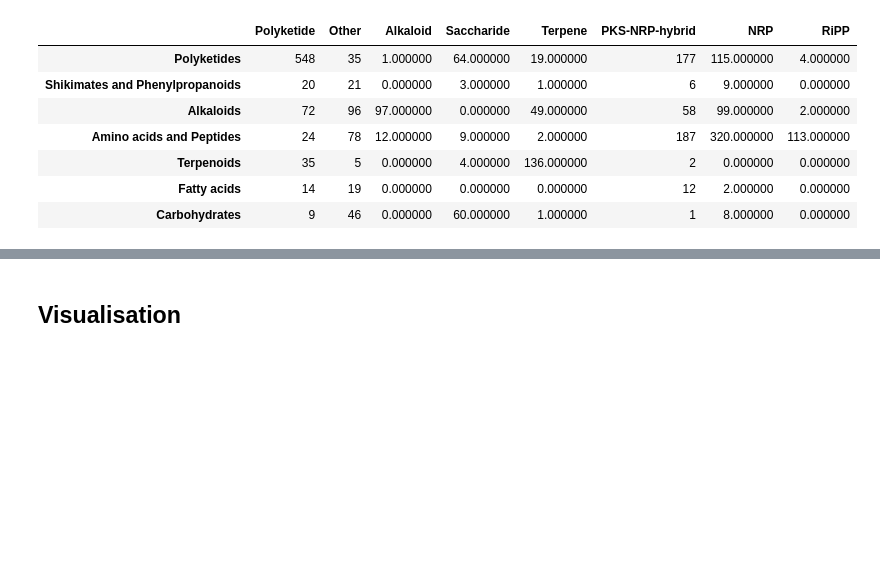
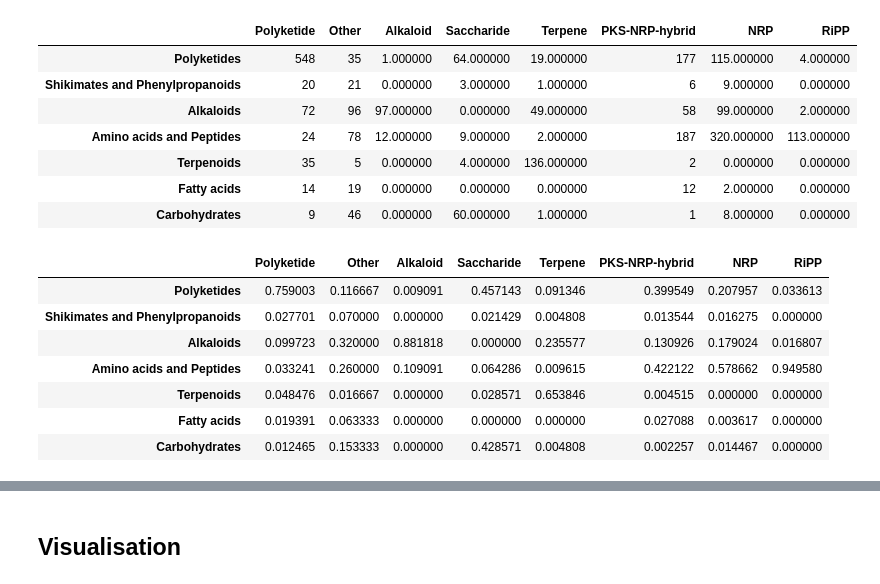
Before and after one commit to louwenjjr/mibig_classifications, a Jupyter notebook: notebooks/5-make_probability_tables.ipynb, the cells around one changed output, grey strips where cells are left out. Drawn from its saved outputs; the diff is of its cells as text; code cells hidden in the pictures; blank space fills up the shorter version.

```diff
--- a/notebooks/5-make_probability_tables.ipynb
+++ b/notebooks/5-make_probability_tables.ipynb
@@ -165,3 +165,15 @@ s
 | Terpenoids | 35 | 5 | 0.000000 | 4.000000 | 136.000000 | 2 | 0.000000 | 0.000000 |
 | Fatty acids | 14 | 19 | 0.000000 | 0.000000 | 0.000000 | 12 | 2.000000 | 0.000000 |
 | Carbohydrates | 9 | 46 | 0.000000 | 60.000000 | 1.000000 | 1 | 8.000000 | 0.000000 |
+# %%
+# rules for BGC -> pathway (read column to row)
+df_mibig_cls_npc_pathway/df_mibig_cls_npc_pathway.sum(axis=0)
+# %% [output]
+|  | Polyketide | Other | Alkaloid | Saccharide | Terpene | PKS-NRP-hybrid | NRP | RiPP |
+| Polyketides | 0.759003 | 0.116667 | 0.009091 | 0.457143 | 0.091346 | 0.399549 | 0.207957 | 0.033613 |
+| Shikimates and Phenylpropanoids | 0.027701 | 0.070000 | 0.000000 | 0.021429 | 0.004808 | 0.013544 | 0.016275 | 0.000000 |
+| Alkaloids | 0.099723 | 0.320000 | 0.881818 | 0.000000 | 0.235577 | 0.130926 | 0.179024 | 0.016807 |
+| Amino acids and Peptides | 0.033241 | 0.260000 | 0.109091 | 0.064286 | 0.009615 | 0.422122 | 0.578662 | 0.949580 |
+| Terpenoids | 0.048476 | 0.016667 | 0.000000 | 0.028571 | 0.653846 | 0.004515 | 0.000000 | 0.000000 |
+| Fatty acids | 0.019391 | 0.063333 | 0.000000 | 0.000000 | 0.000000 | 0.027088 | 0.003617 | 0.000000 |
+| Carbohydrates | 0.012465 | 0.153333 | 0.000000 | 0.428571 | 0.004808 | 0.002257 | 0.014467 | 0.000000 |
```
Also changed, not shown: parts of 12 cells of this notebook.
